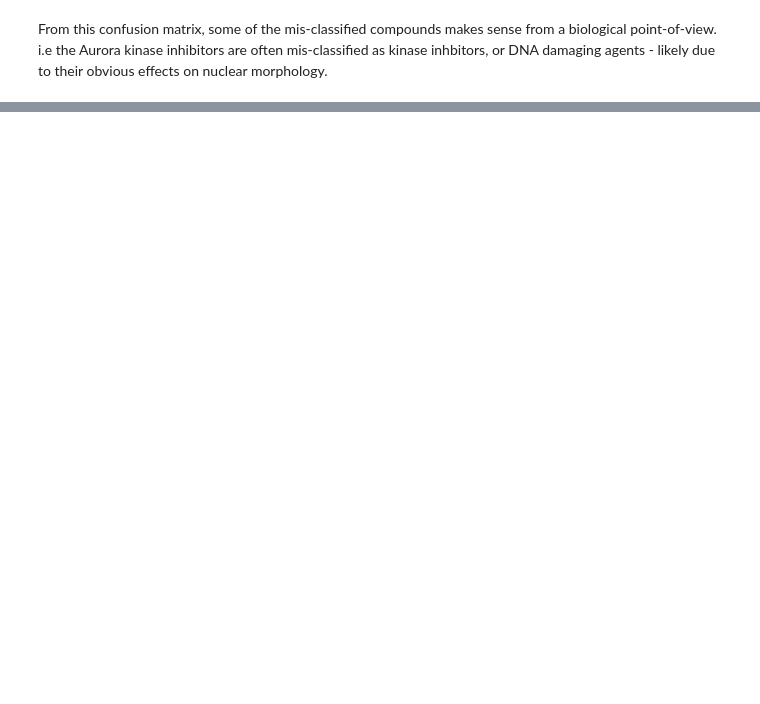
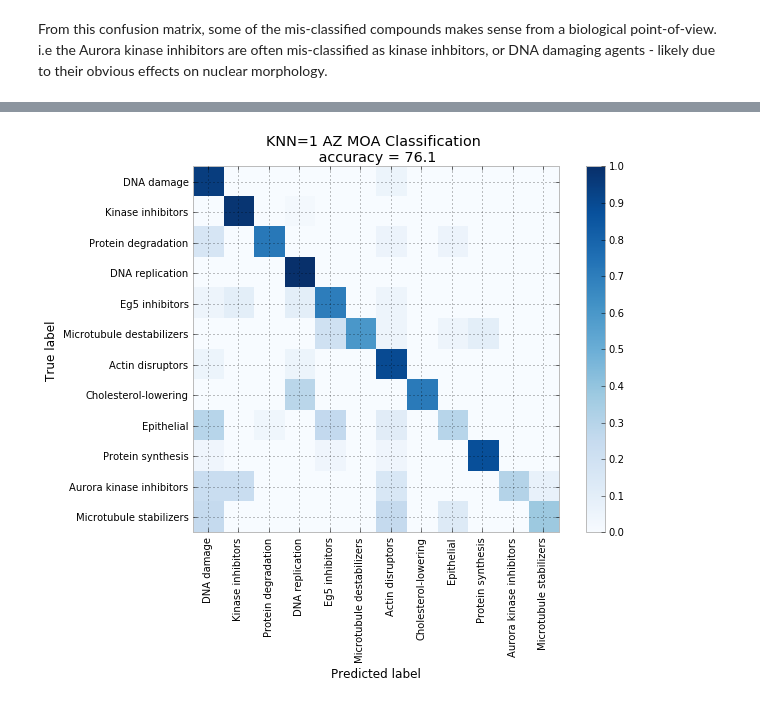
Before and after one commit to Swarchal/notebooks, a Jupyter notebook: 2016-05-17_AZ_predict_MOA.ipynb, the cells around one changed output, grey strips where cells are left out. Drawn from its saved outputs; the diff is of its cells as text; code cells hidden in the pictures; blank space fills up the shorter version.

```diff
--- a/2016-05-17_AZ_predict_MOA.ipynb
+++ b/2016-05-17_AZ_predict_MOA.ipynb
@@ -328,0 +346,20 @@ From this confusion matrix, some of the mis-classified compounds makes sense fro
+# %%
+from sklearn import neighbors
+
+clf = neighbors.KNeighborsClassifier(n_neighbors = 1)
+clf.fit(data_train, label_train)
+
+pred_labels = clf.predict(data_test)
+correct = pred_labels == label_test
+perc_correct = sum(correct) / len(correct) * 100
+
+cm = confusion_matrix(label_test, pred_labels)
+norm_cm = cm.astype('float') / cm.sum(axis=1)[:, np.newaxis]
+
+plt.figure(figsize=(8,6))
+plot_confusion_matrix(norm_cm,
+                      title = "KNN=1 AZ MOA Classification \n accuracy = %.1f"
+                      %perc_correct)
+plt.show()
+# %% [output]
+[figure, added]
```
Also changed, not shown: parts of 6 cells of this notebook.
